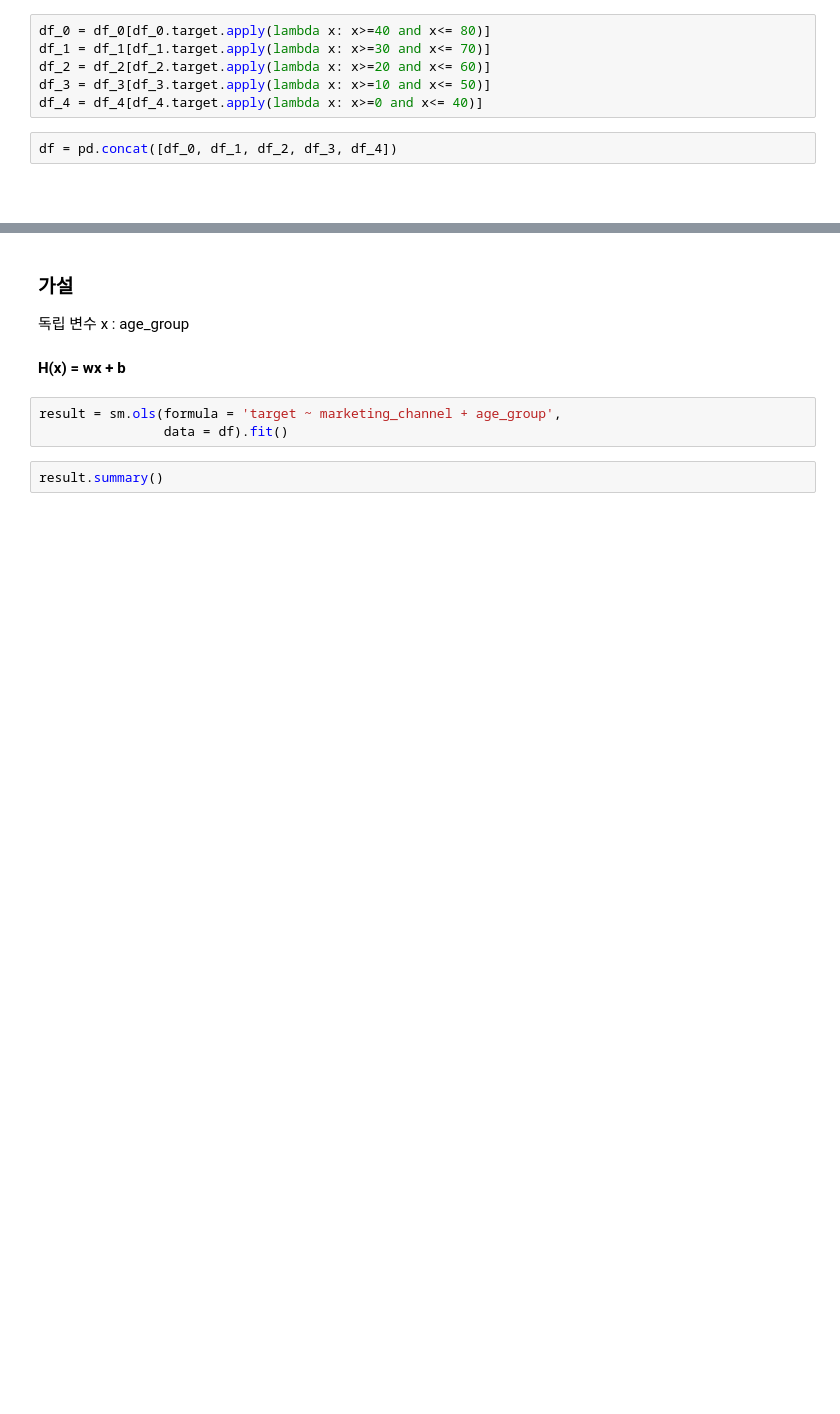
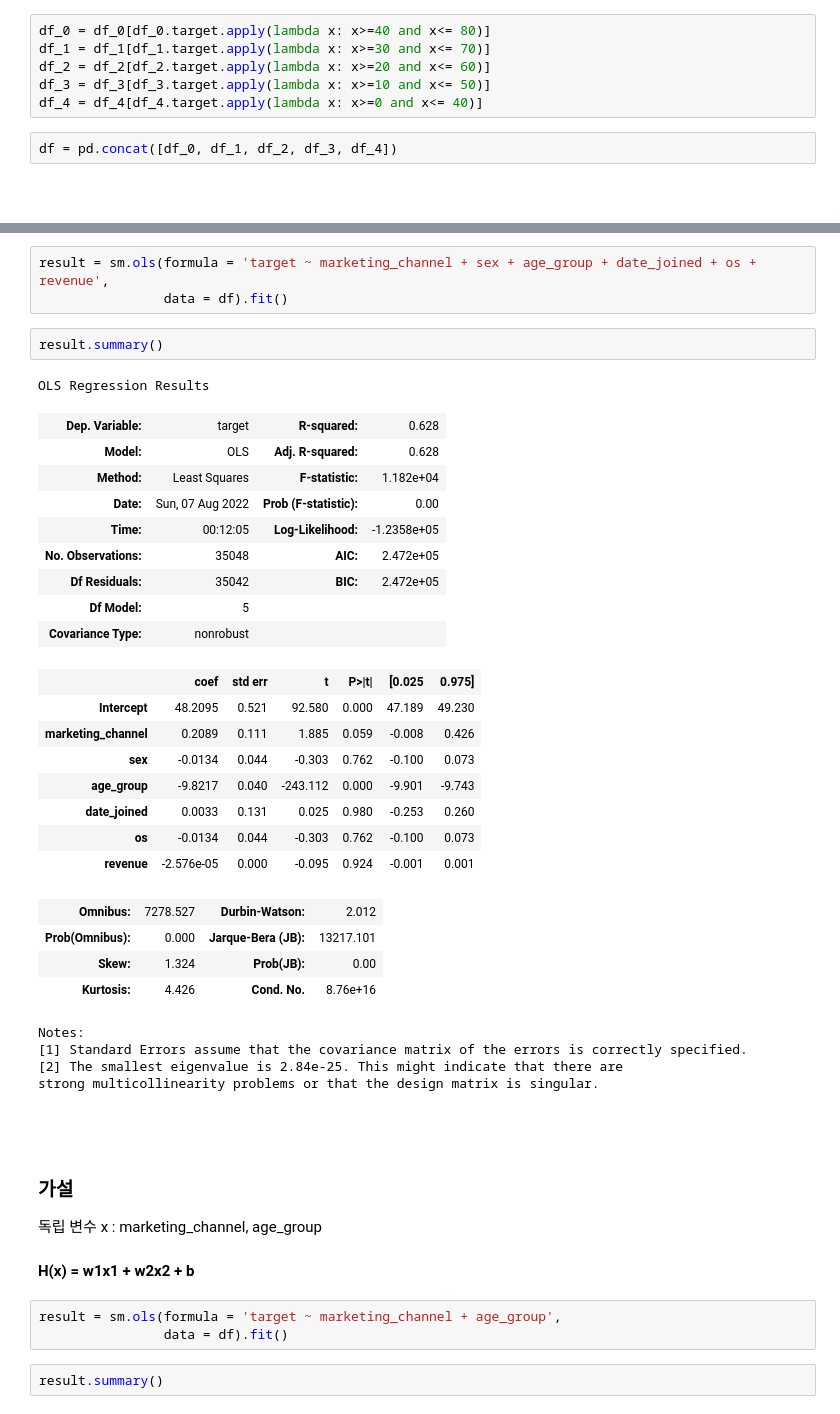
Before and after one commit to hipster4020/bs, a Jupyter notebook: 3_linear_regression/src/analysis.ipynb, the cells around one changed output, grey strips where cells are left out. Drawn from its saved outputs; the diff is of its cells as text; blank space fills up the shorter version.

```diff
--- a/3_linear_regression/src/analysis.ipynb
+++ b/3_linear_regression/src/analysis.ipynb
@@ -198,7 +200,41 @@ df = pd.concat([df_0, df_1, df_2, df_3, df_4])
+# %%
+result = sm.ols(formula = 'target ~ marketing_channel + sex + age_group + date_joined + os + revenue',
+                data = df).fit()
+# %%
+result.summary()
+# %% [output]
+OLS Regression Results
+| Dep. Variable: | target | R-squared: | 0.628 |
+| Model: | OLS | Adj. R-squared: | 0.628 |
+| Method: | Least Squares | F-statistic: | 1.182e+04 |
+| Date: | Sun, 07 Aug 2022 | Prob (F-statistic): | 0.00 |
+| Time: | 00:12:05 | Log-Likelihood: | -1.2358e+05 |
+| No. Observations: | 35048 | AIC: | 2.472e+05 |
+| Df Residuals: | 35042 | BIC: | 2.472e+05 |
+| Df Model: | 5 |  |  |
+| Covariance Type: | nonrobust |  |  |
+|  | coef | std err | t | P>|t| | [0.025 | 0.975] |
+| Intercept | 48.2095 | 0.521 | 92.580 | 0.000 | 47.189 | 49.230 |
+| marketing_channel | 0.2089 | 0.111 | 1.885 | 0.059 | -0.008 | 0.426 |
+| sex | -0.0134 | 0.044 | -0.303 | 0.762 | -0.100 | 0.073 |
+| age_group | -9.8217 | 0.040 | -243.112 | 0.000 | -9.901 | -9.743 |
+| date_joined | 0.0033 | 0.131 | 0.025 | 0.980 | -0.253 | 0.260 |
+| os | -0.0134 | 0.044 | -0.303 | 0.762 | -0.100 | 0.073 |
+| revenue | -2.576e-05 | 0.000 | -0.095 | 0.924 | -0.001 | 0.001 |
+| Omnibus: | 7278.527 | Durbin-Watson: | 2.012 |
+| Prob(Omnibus): | 0.000 | Jarque-Bera (JB): | 13217.101 |
+| Skew: | 1.324 | Prob(JB): | 0.00 |
+| Kurtosis: | 4.426 | Cond. No. | 8.76e+16 |
+Notes:
+[1] Standard Errors assume that the covariance matrix of the errors is correctly specified.
+[2] The smallest eigenvalue is 2.84e-25. This might indicate that there are
+strong multicollinearity problems or that the design matrix is singular.
+# %% [markdown]
+#
 # %% [markdown]
 ### 가설
-독립 변수 x : age_group<br><br>
-<b>H(x) = wx + b</b>
+독립 변수 x : marketing_channel, age_group<br><br>
+<b>H(x) = w1x1 + w2x2 + b</b>
 # %%
 result = sm.ols(formula = 'target ~ marketing_channel + age_group',
                 data = df).fit()
```
Also changed, not shown: parts of 10 cells of this notebook, 3 other files.
